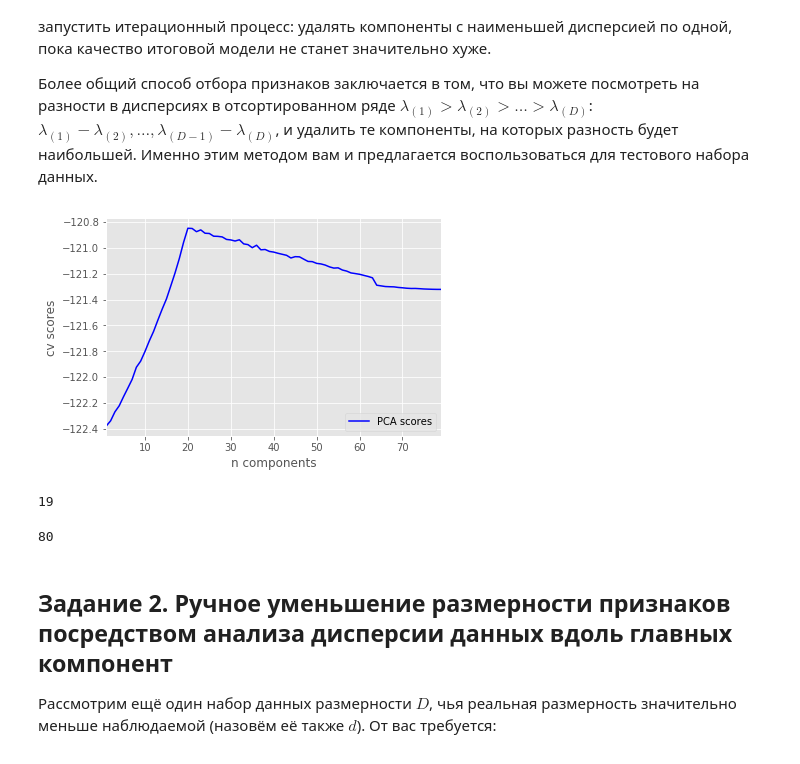
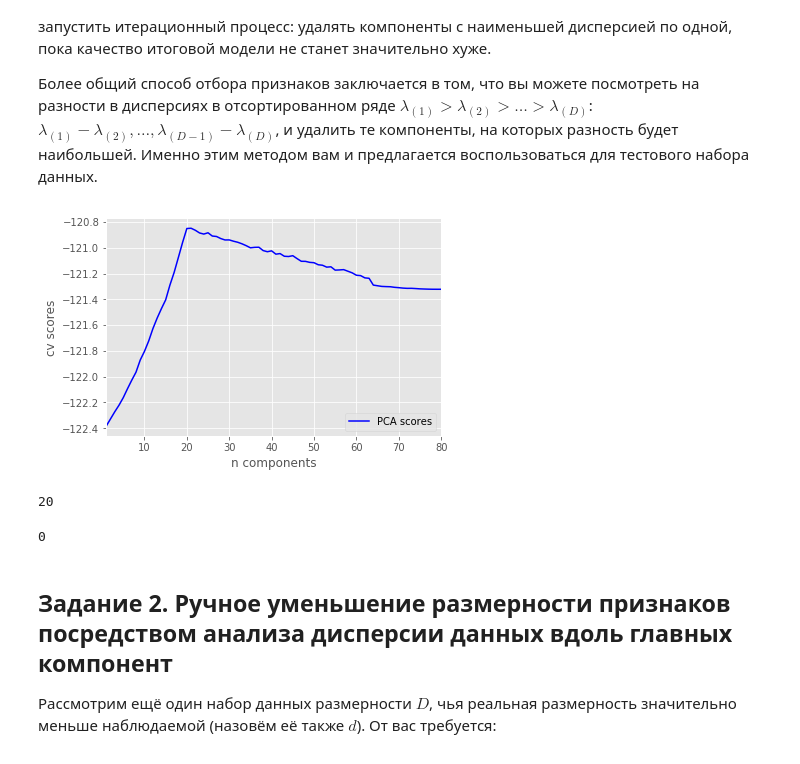
Before and after one commit to chance-comer/coursera_data_analysis_and_ML, a Jupyter notebook: DataStructureSearch/PCA.ipynb, the cells around one changed output. Saved outputs shown, nothing was run; the diff lists cells and outputs as text; code cells hidden in the pictures.

```diff
--- a/DataStructureSearch/PCA.ipynb
+++ b/DataStructureSearch/PCA.ipynb
@@ -220,38 +220,38 @@ $$\mathcal{L} = \sum_{i=1}^N \log p(x_i) = -N/2 \Big( d\log(2\pi) + \log |C| + \
 # %%
 from sklearn.decomposition import PCA
 from sklearn.cross_validation import cross_val_score as cv_score
 
 def plot_scores(d_scores):
     n_components = np.arange(1,d_scores.size+1)
     plt.plot(n_components, d_scores, 'b', label='PCA scores')
     plt.xlim(n_components[0], n_components[-1])
     plt.xlabel('n components')
     plt.ylabel('cv scores')
     plt.legend(loc='lower right')
     plt.show()
 
 def write_answer_1(optimal_d):
     with open("pca_answer1.txt", "w") as fout:
         fout.write(str(optimal_d))
 
 data = pd.read_csv('data_task1.csv')
 scores = np.array([])
 # place your code here
-for comp_count in range(1, len(data.columns)):
+for comp_count in range(1, len(data.columns) + 1):
     model = PCA(n_components = comp_count)
     model.fit(data)
     scores = np.append(scores, cv_score(model, data, cv = 3).mean())
 plot_scores(np.array(scores))
 max_comp_count = np.argmax(scores)
 print max_comp_count
 write_answer_1(max_comp_count + 1)
 # %% [output]
-[figure, old version]
+[figure, new version]
-19
+20
-# %%
-len(data.columns)
-# %% [output]
-80
+# %%
+np.argmin(scores)
+# %% [output]
+0
 # %% [markdown]
 ## Задание 2. Ручное уменьшение размерности признаков посредством анализа дисперсии данных вдоль главных компонент
 
```
Also changed, not shown: parts of 7 cells of this notebook, 3 other files.
